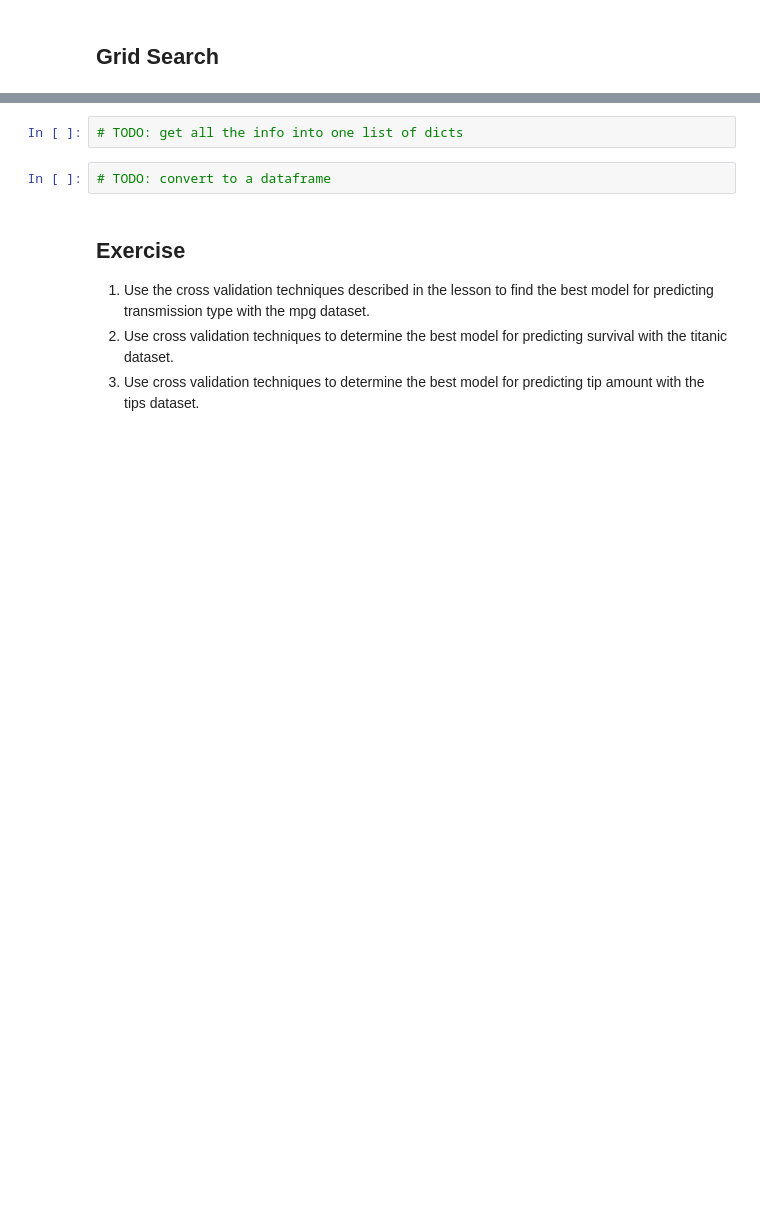
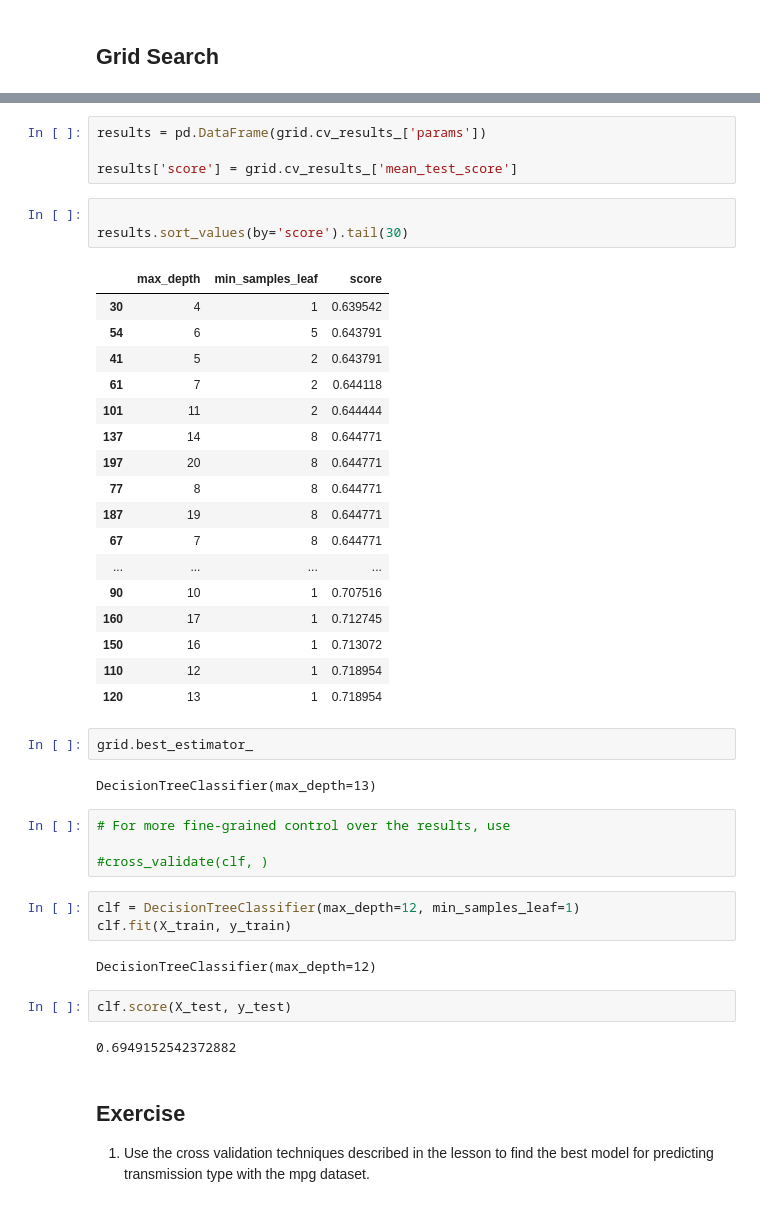
Before and after one commit to veronica-f-reyes/advanced-topics, a Jupyter notebook: cross_validation.ipynb, the cells around one changed output, grey strips where cells are left out. Drawn from its saved outputs; the diff is of its cells as text; blank space fills up the shorter version.

```diff
--- a/cross_validation.ipynb
+++ b/cross_validation.ipynb
@@ -48,10 +130,46 @@ grid.fit(X_train, y_train)
-# %%
-# TODO: get all the info into one list of dicts
-# %%
-# TODO: convert to a dataframe
+# %%
+results = pd.DataFrame(grid.cv_results_['params'])
+
+results['score'] = grid.cv_results_['mean_test_score']
+# %%
+
+results.sort_values(by='score').tail(30)
+# %% [output]
+|  | max_depth | min_samples_leaf | score |
+| 30 | 4 | 1 | 0.639542 |
+| 54 | 6 | 5 | 0.643791 |
+| 41 | 5 | 2 | 0.643791 |
+| 61 | 7 | 2 | 0.644118 |
+| 101 | 11 | 2 | 0.644444 |
+| 137 | 14 | 8 | 0.644771 |
+| 197 | 20 | 8 | 0.644771 |
+| 77 | 8 | 8 | 0.644771 |
+| 187 | 19 | 8 | 0.644771 |
+| 67 | 7 | 8 | 0.644771 |
+| ... | ... | ... | ... |
+| 90 | 10 | 1 | 0.707516 |
+| 160 | 17 | 1 | 0.712745 |
+| 150 | 16 | 1 | 0.713072 |
+| 110 | 12 | 1 | 0.718954 |
+| 120 | 13 | 1 | 0.718954 |
+# %%
+grid.best_estimator_
+# %% [output]
+DecisionTreeClassifier(max_depth=13)
+# %%
+# For more fine-grained control over the results, use
+
+#cross_validate(clf, )
+# %%
+clf = DecisionTreeClassifier(max_depth=12, min_samples_leaf=1)
+clf.fit(X_train, y_train)
+# %% [output]
+DecisionTreeClassifier(max_depth=12)
+# %%
+clf.score(X_test, y_test)
+# %% [output]
+0.6949152542372882
 # %% [markdown]
 ## Exercise
 
 1. Use the cross validation techniques described in the lesson to find the best model for predicting transmission type with the mpg dataset.
-1. Use cross validation techniques to determine the best model for predicting survival with the titanic dataset.
-1. Use cross validation techniques to determine the best model for predicting tip amount with the tips dataset.
```
Also changed, not shown: parts of 49 cells of this notebook.
